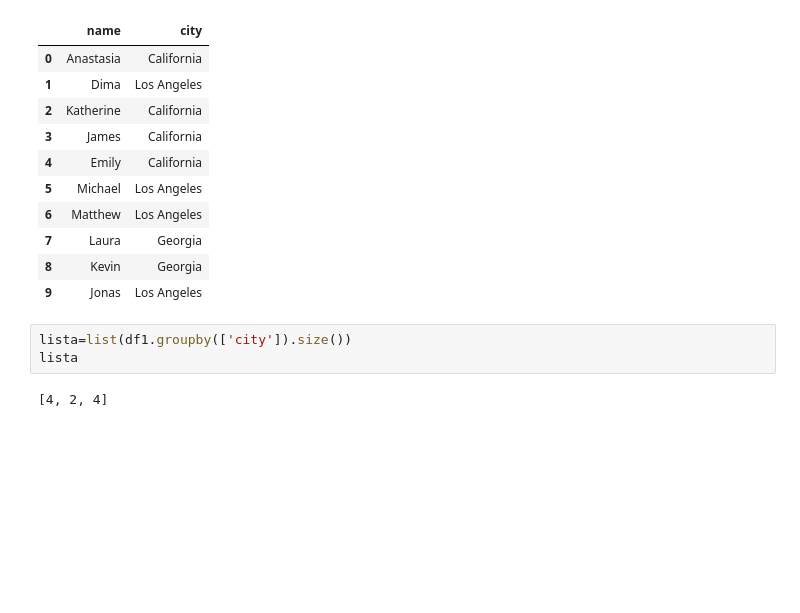
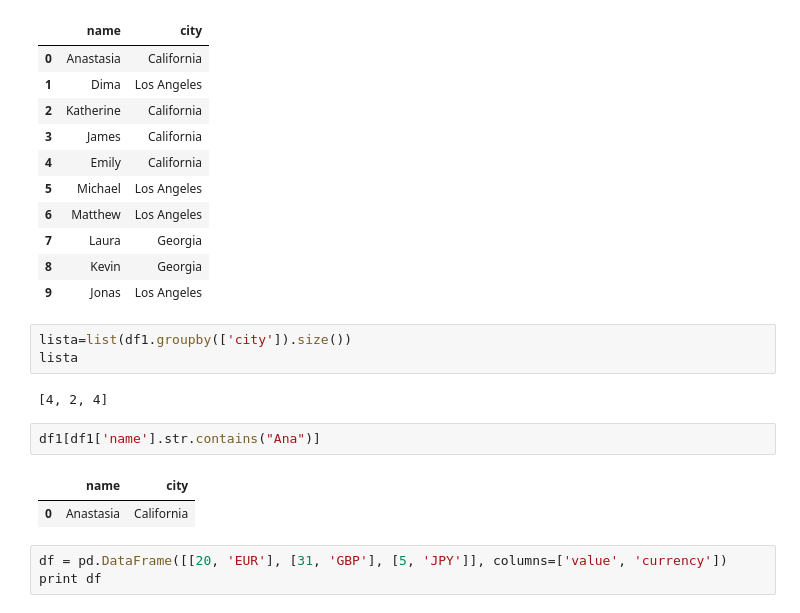
Before and after one commit to olgaferro/stack-overflow-developer-survey-2021, a Jupyter notebook: test3.ipynb, the cells around one changed output. Drawn from its saved outputs; the diff is of its cells as text; blank space fills up the shorter version.

```diff
--- a/test3.ipynb
+++ b/test3.ipynb
@@ -31,3 +26,11 @@ lista=list(df1.groupby(['city']).size())
 lista
 # %% [output]
 [4, 2, 4]
+# %%
+df1[df1['name'].str.contains("Ana")]
+# %% [output]
+|  | name | city |
+| 0 | Anastasia | California |
+# %%
+df = pd.DataFrame([[20, 'EUR'], [31, 'GBP'], [5, 'JPY']], columns=['value', 'currency'])
+print df
```
Also changed, not shown: parts of 1 cell of this notebook, 3 other files.
